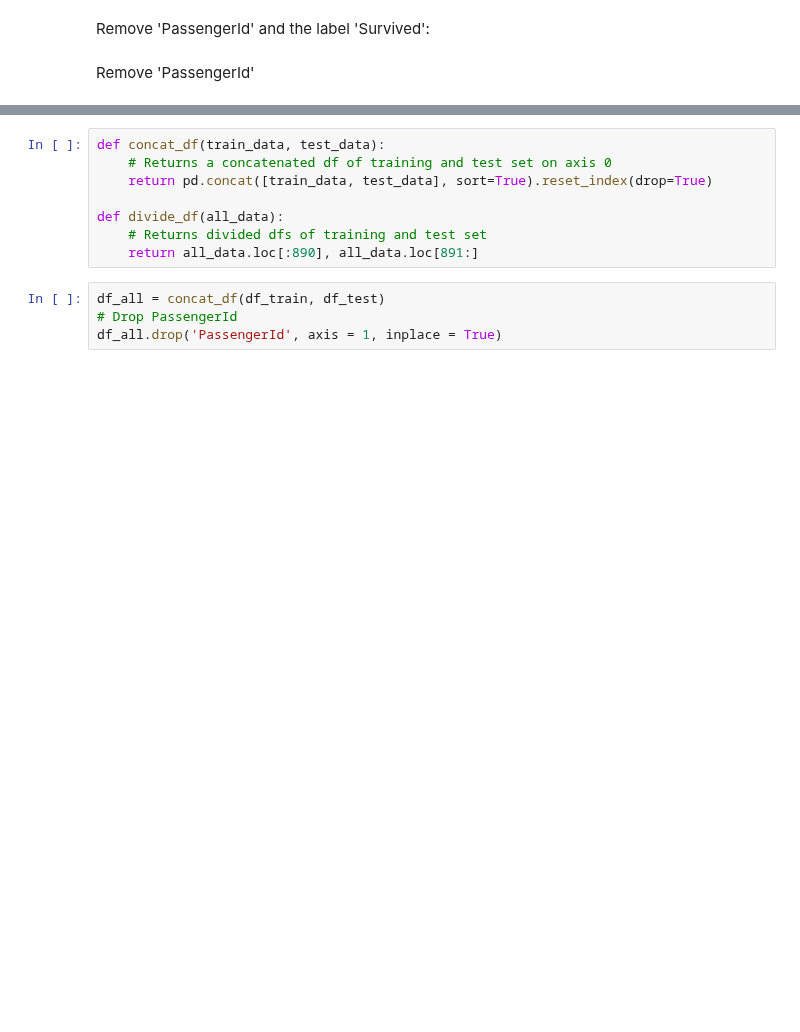
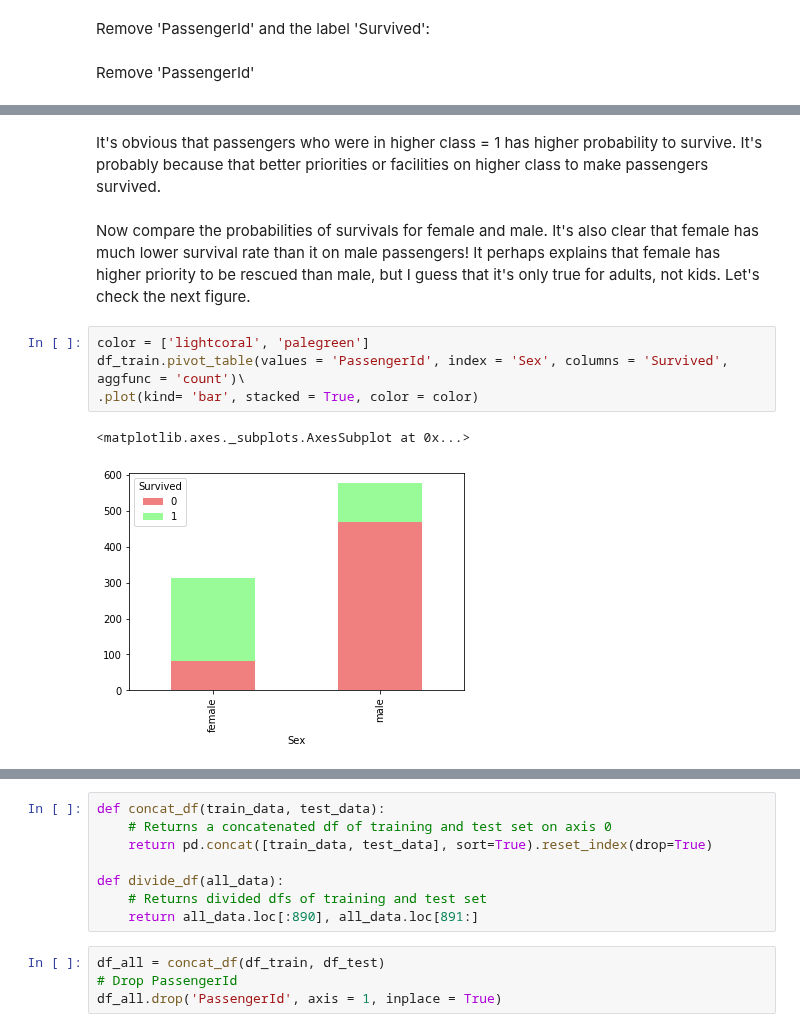
Before and after one commit to gtset164/Kaggle-Titanic-, a Jupyter notebook: Kaggle Titanic predictions.ipynb, the cells around one changed output, grey strips where cells are left out. Cells and saved outputs as stored; diff of their text form; blank space fills up the shorter version.

```diff
--- a/Kaggle Titanic predictions.ipynb
+++ b/Kaggle Titanic predictions.ipynb
@@ -34,0 +86,13 @@ df_test.head()
+# %% [markdown]
+It's obvious that passengers who were in higher class = 1 has higher probability to survive. It's probably because that better priorities
+or facilities on higher class to make passengers survived.
+# %% [markdown]
+Now compare the probabilities of survivals for female and male.
+It's also clear that female has much lower survival rate than it on male passengers! It perhaps explains that female has higher priority to be rescued than male, but I guess that it's only true for adults, not kids. Let's check the next figure.
+# %%
+color = ['lightcoral', 'palegreen']
+df_train.pivot_table(values = 'PassengerId', index = 'Sex', columns = 'Survived', aggfunc = 'count')\
+.plot(kind= 'bar', stacked = True, color = color)
+# %% [output]
+<matplotlib.axes._subplots.AxesSubplot at 0x...>
+[figure, added]
```
Also changed, not shown: parts of 43 cells of this notebook.
